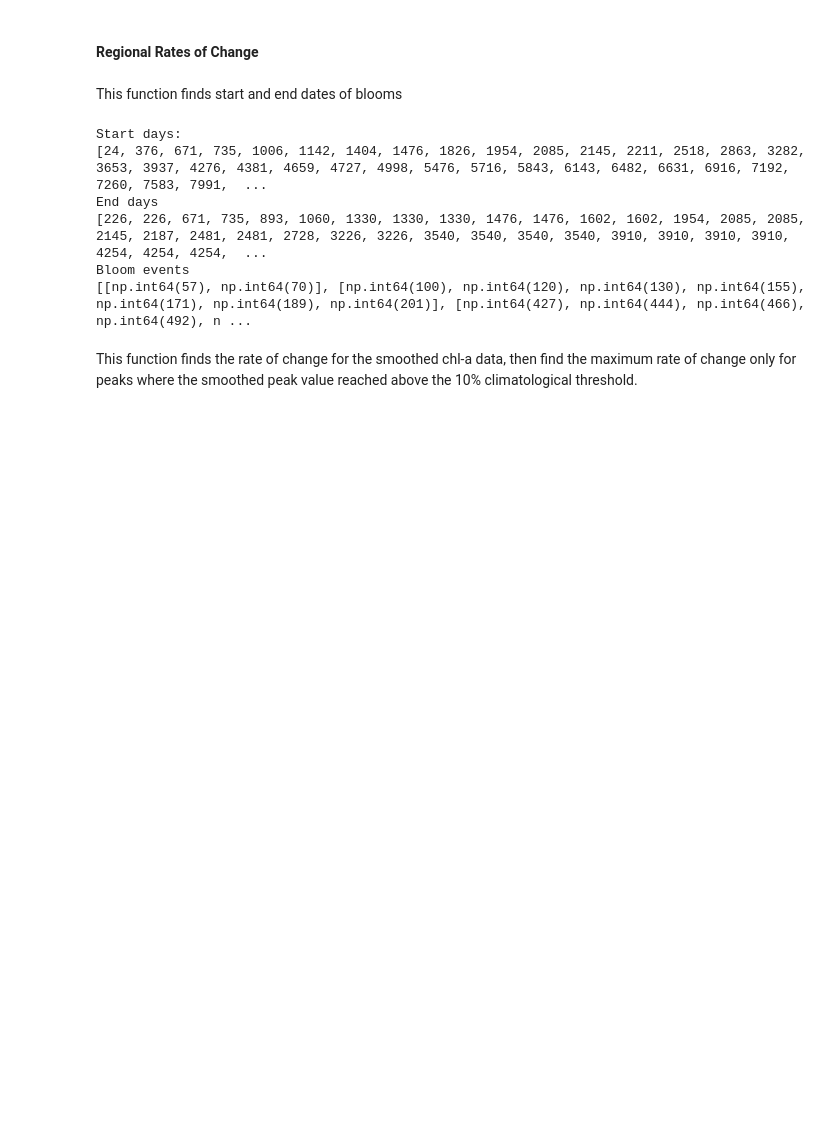
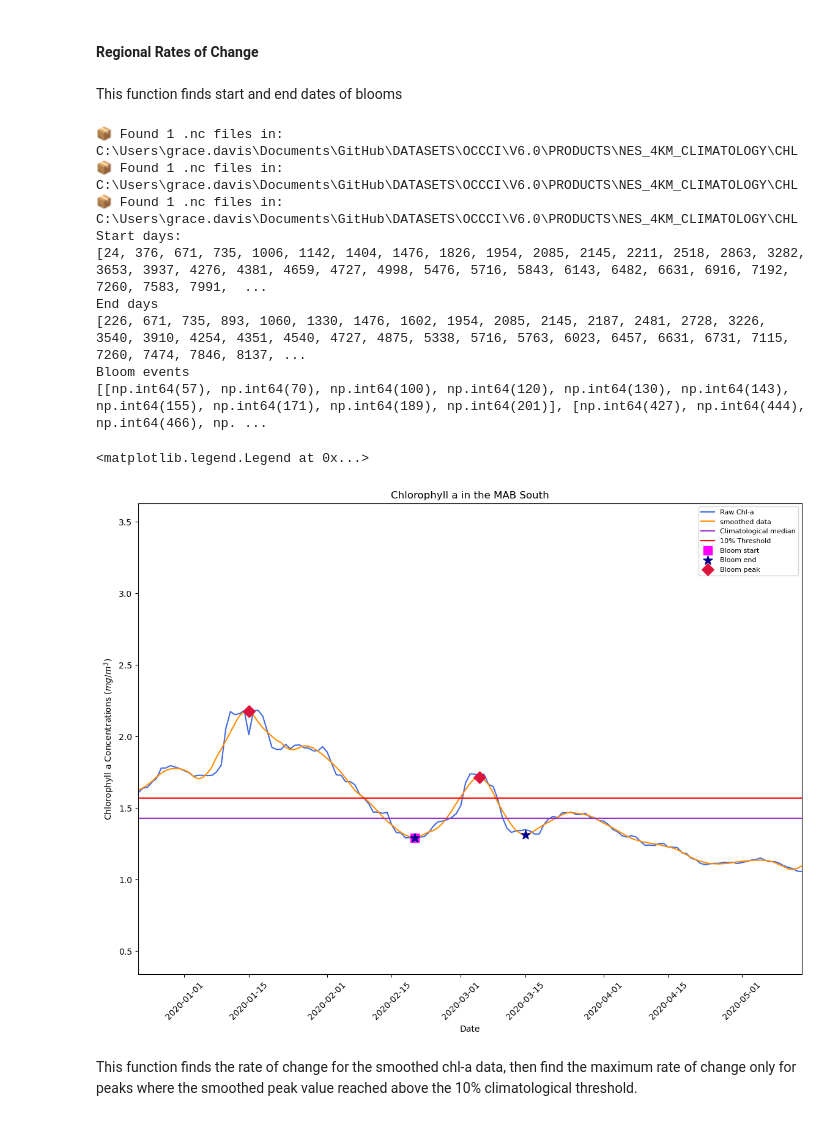
Before and after one commit to gdavis5/phytoplankton_Hollings_project, a Jupyter notebook: Phytoplankton_Phenology_NWA.ipynb, the cells around one changed output. Drawn from its saved outputs; the diff is of its cells as text; code cells hidden in the pictures; blank space fills up the shorter version.

Commit message:
Upload for the day
Edited written notebooks. Applied new smoother. Added documentation to code. Started on bloom metric code.

```diff
--- a/Phytoplankton_Phenology_NWA.ipynb
+++ b/Phytoplankton_Phenology_NWA.ipynb
@@ -690,4 +885,10 @@ def bloom_peak_detection(dataset,index,days=10,prm=0.02):
         else:
             continue
     return chl_peaks
+# %%
+MABS = xr.open_zarr(r'C:\Users\grace.davis\Documents\GitHub\DATASETS\OCCCI\V6.0\PRODUCTS\NES_4KM_DAY8\CHL\MABS_smoother_tests.zarr')
+MABN = xr.open_zarr(r'C:\Users\grace.davis\Documents\GitHub\DATASETS\OCCCI\V6.0\PRODUCTS\NES_4KM_DAY8\CHL\MABN_smoother_tests.zarr')
+GB = xr.open_zarr(r'C:\Users\grace.davis\Documents\GitHub\DATASETS\OCCCI\V6.0\PRODUCTS\NES_4KM_DAY8\CHL\GB_smoother_tests.zarr')
+GOMW = xr.open_zarr(r'C:\Users\grace.davis\Documents\GitHub\DATASETS\OCCCI\V6.0\PRODUCTS\NES_4KM_DAY8\CHL\GOMW_smoother_tests.zarr')
+GOME = xr.open_zarr(r'C:\Users\grace.davis\Documents\GitHub\DATASETS\OCCCI\V6.0\PRODUCTS\NES_4KM_DAY8\CHL\GOME_smoother_tests.zarr')
 # %%
@@ -790,6 +1062,6 @@ def rolling_peak_window(dataset,index):
 # %%
 MABS = xr.open_zarr(r'C:\Users\grace.davis\Documents\GitHub\DATASETS\OCCCI\V6.0\PRODUCTS\NES_4KM_DAY8\CHL\MABS_smoother_tests.zarr')
-start_DOY,end_DOY,bloom_events = rolling_peak_window(dataset=MABS,index=0)
+start_DOY,end_DOY,bloom_events = rolling_peak_window(MAB_south_loc,dataset=MABS)
 print("Start days:")
 print(start_DOY)
 print("End days")
@@ -797,9 +1069,12 @@ print(end_DOY)
 print("Bloom events")
 print(bloom_events)
 # %% [output]
+📦 Found 1 .nc files in: C:\Users\grace.davis\Documents\GitHub\DATASETS\OCCCI\V6.0\PRODUCTS\NES_4KM_CLIMATOLOGY\CHL
+📦 Found 1 .nc files in: C:\Users\grace.davis\Documents\GitHub\DATASETS\OCCCI\V6.0\PRODUCTS\NES_4KM_CLIMATOLOGY\CHL
+📦 Found 1 .nc files in: C:\Users\grace.davis\Documents\GitHub\DATASETS\OCCCI\V6.0\PRODUCTS\NES_4KM_CLIMATOLOGY\CHL
 Start days:
 [24, 376, 671, 735, 1006, 1142, 1404, 1476, 1826, 1954, 2085, 2145, 2211, 2518, 2863, 3282, 3653, 3937, 4276, 4381, 4659, 4727, 4998, 5476, 5716, 5843, 6143, 6482, 6631, 6916, 7192, 7260, 7583, 7991,  ...
 End days
-[226, 226, 671, 735, 893, 1060, 1330, 1330, 1330, 1476, 1476, 1602, 1602, 1954, 2085, 2085, 2145, 2187, 2481, 2481, 2728, 3226, 3226, 3540, 3540, 3540, 3540, 3910, 3910, 3910, 3910, 4254, 4254, 4254,  ...
+[226, 671, 735, 893, 1060, 1330, 1476, 1602, 1954, 2085, 2145, 2187, 2481, 2728, 3226, 3540, 3910, 4254, 4351, 4540, 4727, 4875, 5338, 5716, 5763, 6023, 6457, 6631, 6731, 7115, 7260, 7474, 7846, 8137, ...
 Bloom events
-[[np.int64(57), np.int64(70)], [np.int64(100), np.int64(120), np.int64(130), np.int64(155), np.int64(171), np.int64(189), np.int64(201)], [np.int64(427), np.int64(444), np.int64(466), np.int64(492), n ...
+[[np.int64(57), np.int64(70), np.int64(100), np.int64(120), np.int64(130), np.int64(143), np.int64(155), np.int64(171), np.int64(189), np.int64(201)], [np.int64(427), np.int64(444), np.int64(466), np. ...
@@ -813,7 +1140,7 @@ time_since_1970 = (time-days_1970).days
 start_dates = []
 end_dates = []
 peak_dates = []
-base_date = (pd.Timestamp("1997-09-04")-pd.Timestamp("1970-01-01")).days
+base_date = (pd.Timestamp("1997-09-04")- (pd.Timestamp("1970-01-01"))).days
 for i, DOY in enumerate(start_DOY):
     start_date = start_DOY[i]
     peak_current= (base_date + start_date)
@@ -822,9 +1149,8 @@ for i, DOY in enumerate(end_DOY):
     end_date = end_DOY[i]
     peak_current = base_date + end_date
     end_dates.append(peak_current)
-for i, DOY in enumerate(bloom_events):
-    if len(DOY) == 1:
-        event_date = bloom_events[i][0]
-        peak_value = (base_date + event_date)
-        peak_dates.append(peak_value)
+for i, DOY in enumerate(peak_DOY_time_series):
+    event_date = peak_DOY_time_series[i]
+    peak_value = (base_date + event_date)
+    peak_dates.append(peak_value)
 # %%
@@ -867,3 +1196,37 @@ plt.legend(fontsize=8)
+# %%
+peak_event_index = 34
+figure = plt.figure(figsize=(14,10))
+raw = bounding_data(daily_data,MAB_south_loc)
+GB_CHL_smoothed = MABS['smoothed_sg_win_15_poly_3']
+event = peak_DOY_time_series
+start_DOY_time = start_DOY
+start_DOY_val = GB_CHL_smoothed[start_DOY_time]
+start_DOY_date = time[start_DOY_time]
+end_DOY_time = end_DOY
+end_DOY_val = GB_CHL_smoothed[end_DOY_time]
+end_DOY_date = time[end_DOY_time]
+bloom_peak_time = event
+bloom_peak_val = GB_CHL_smoothed[bloom_peak_time]
+bloom_peak_date = time[bloom_peak_time]
+
+
+plt.plot(raw.time.values,raw,label="Raw Chl-a",c='royalblue')
+plt.plot(MABS.time.values, GB_CHL_smoothed,label='smoothed data',c='darkorange')
+plt.axhline(clim_med[0][0],c="darkorchid",label="Climatological median")
+plt.axhline(clim_10[0][0],c="red",label="10% Threshold")
+#plt.scatter(roc_max_date,roc_max,c='green',s=100,zorder=5,marker='^',label="Max rates of change")
+plt.ylabel("Chlorophyll a Concentrations ($mg/m^3$)")
+plt.xlabel("Date")
+plt.xticks(rotation=45)
+plt.xlim(x_left_lim,x_right_lim)
+plt.title("Chlorophyll a in the MAB South")
+plt.scatter(start_DOY_date,start_DOY_val,c='magenta',s=100,zorder=5,marker='s',label="Bloom start")
+plt.scatter(end_DOY_date,end_DOY_val,c='darkblue',s=125,zorder=5,marker='*',label="Bloom end")
+plt.scatter(bloom_peak_date,bloom_peak_val,c='crimson',s=100,zorder=5,marker='D',label="Bloom peak")
+plt.legend(fontsize=8)
+# %% [output]
+<matplotlib.legend.Legend at 0x...>
+[figure, added]
 # %%
 #Bloom definition
 def initiation_date(dataset,index,days=10,prm=0.02,peak_window=10,event_distance=14):
```
Also changed, not shown: parts of 39 cells of this notebook, 3 other files.
